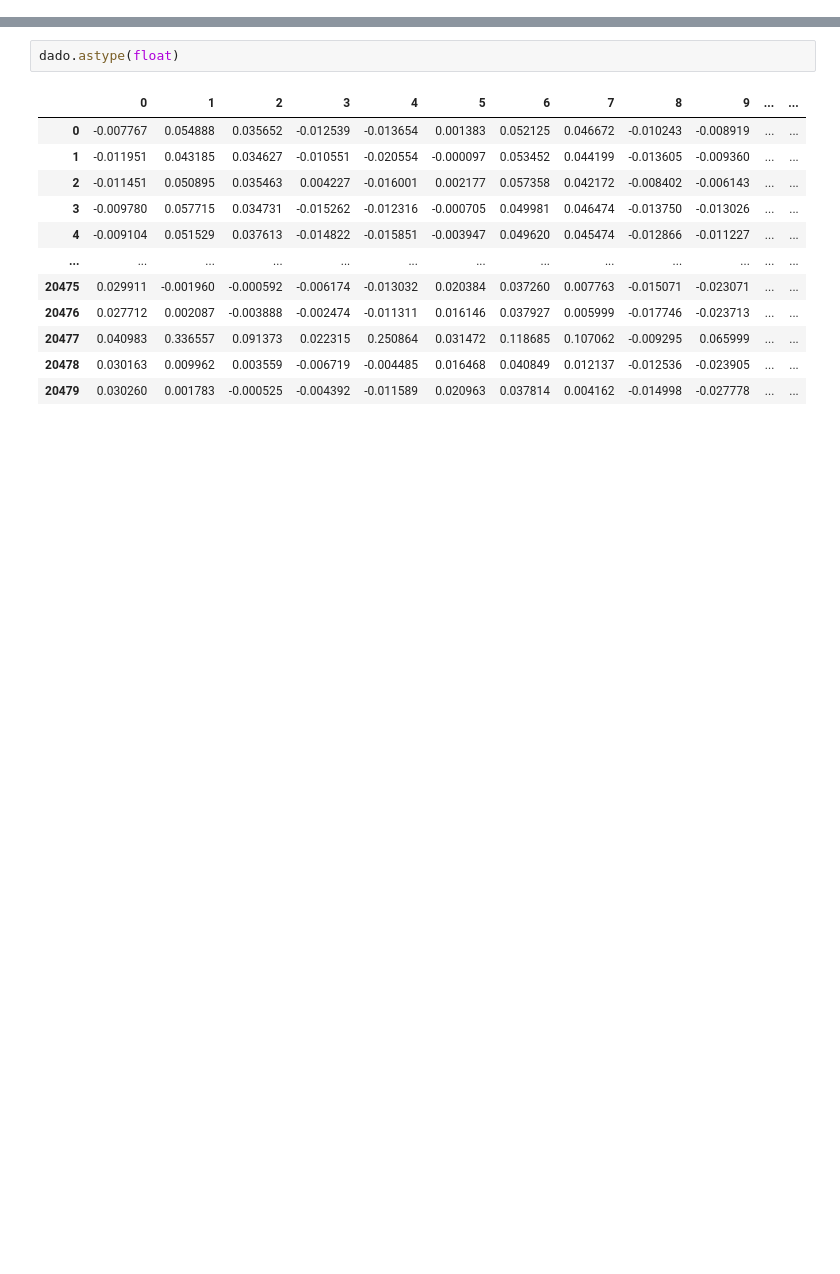
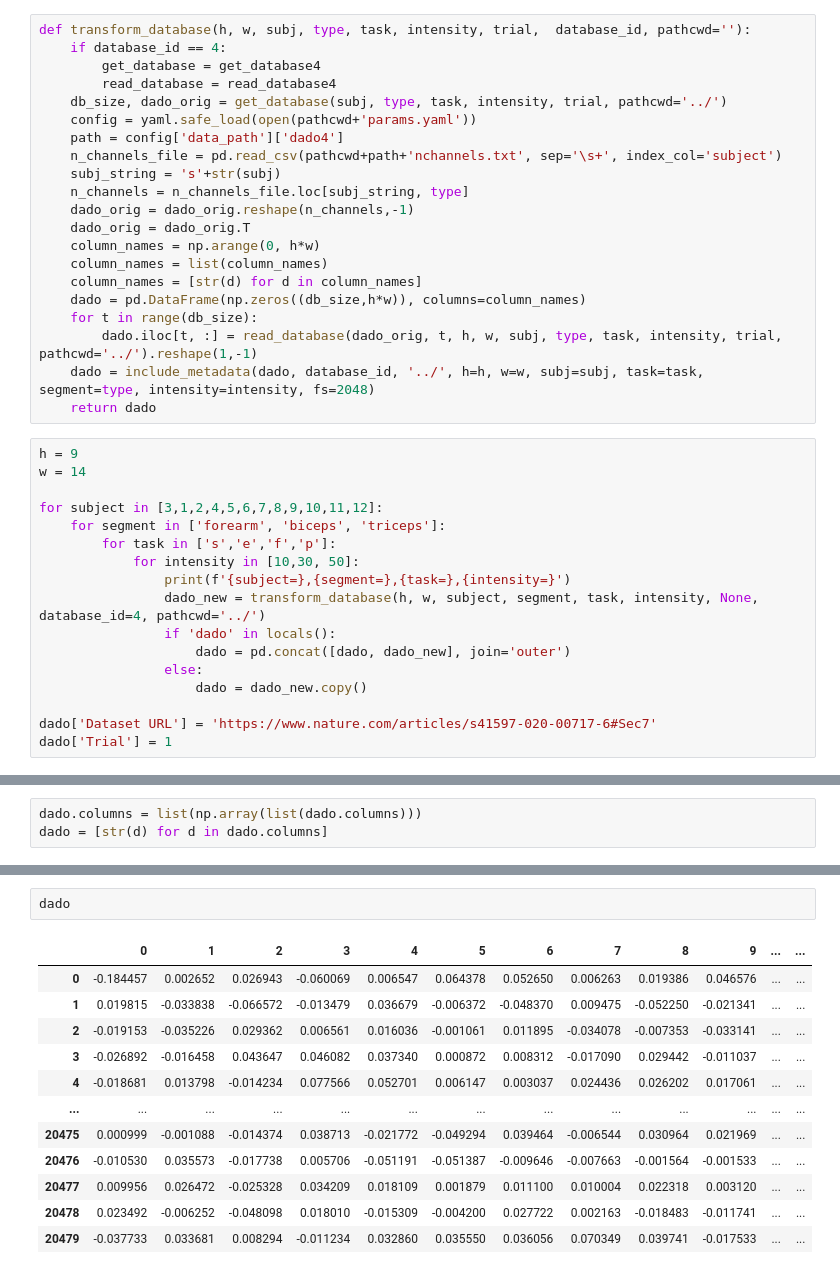
Before and after one commit to lcanudas/hd-EMG-dataset-merge, a Jupyter notebook: notebooks/teste_leitura4.ipynb, the cells around one changed output, grey strips where cells are left out. Drawn from its saved outputs; the diff is of its cells as text; blank space fills up the shorter version.

Commit message:
dado1

```diff
--- a/notebooks/teste_leitura4.ipynb
+++ b/notebooks/teste_leitura4.ipynb
@@ -96,0 +82,38 @@ def store_hdf5(table, filename):
+# %%
+def transform_database(h, w, subj, type, task, intensity, trial,  database_id, pathcwd=''):
+    if database_id == 4:
+        get_database = get_database4
+        read_database = read_database4
+    db_size, dado_orig = get_database(subj, type, task, intensity, trial, pathcwd='../')
+    config = yaml.safe_load(open(pathcwd+'params.yaml'))
+    path = config['data_path']['dado4']
+    n_channels_file = pd.read_csv(pathcwd+path+'nchannels.txt', sep='\s+', index_col='subject')
+    subj_string = 's'+str(subj)
+    n_channels = n_channels_file.loc[subj_string, type]
+    dado_orig = dado_orig.reshape(n_channels,-1)
+    dado_orig = dado_orig.T
+    column_names = np.arange(0, h*w)
+    column_names = list(column_names)
+    column_names = [str(d) for d in column_names]
+    dado = pd.DataFrame(np.zeros((db_size,h*w)), columns=column_names)
+    for t in range(db_size):
+        dado.iloc[t, :] = read_database(dado_orig, t, h, w, subj, type, task, intensity, trial, pathcwd='../').reshape(1,-1)
+    dado = include_metadata(dado, database_id, '../', h=h, w=w, subj=subj, task=task, segment=type, intensity=intensity, fs=2048)
+    return dado
+# %%
+h = 9
+w = 14
+
+for subject in [3,1,2,4,5,6,7,8,9,10,11,12]:
+    for segment in ['forearm', 'biceps', 'triceps']:
+        for task in ['s','e','f','p']:
+            for intensity in [10,30, 50]:
+                print(f'{subject=},{segment=},{task=},{intensity=}')
+                dado_new = transform_database(h, w, subject, segment, task, intensity, None, database_id=4, pathcwd='../')
+                if 'dado' in locals():
+                    dado = pd.concat([dado, dado_new], join='outer')
+                else:
+                    dado = dado_new.copy()
+
+dado['Dataset URL'] = 'https://www.nature.com/articles/s41597-020-00717-6#Sec7'
+dado['Trial'] = 1
@@ -96,0 +123,3 @@ def store_hdf5(table, filename):
+# %%
+dado.columns = list(np.array(list(dado.columns)))
+dado = [str(d) for d in dado.columns]
@@ -97,15 +134,15 @@ def store_hdf5(table, filename):
 # %%
-dado.astype(float)
+dado
 # %% [output]
 |  | 0 | 1 | 2 | 3 | 4 | 5 | 6 | 7 | 8 | 9 | ... | ... |
-| 0 | -0.007767 | 0.054888 | 0.035652 | -0.012539 | -0.013654 | 0.001383 | 0.052125 | 0.046672 | -0.010243 | -0.008919 | ... | ... |
-| 1 | -0.011951 | 0.043185 | 0.034627 | -0.010551 | -0.020554 | -0.000097 | 0.053452 | 0.044199 | -0.013605 | -0.009360 | ... | ... |
-| 2 | -0.011451 | 0.050895 | 0.035463 | 0.004227 | -0.016001 | 0.002177 | 0.057358 | 0.042172 | -0.008402 | -0.006143 | ... | ... |
-| 3 | -0.009780 | 0.057715 | 0.034731 | -0.015262 | -0.012316 | -0.000705 | 0.049981 | 0.046474 | -0.013750 | -0.013026 | ... | ... |
-| 4 | -0.009104 | 0.051529 | 0.037613 | -0.014822 | -0.015851 | -0.003947 | 0.049620 | 0.045474 | -0.012866 | -0.011227 | ... | ... |
+| 0 | -0.184457 | 0.002652 | 0.026943 | -0.060069 | 0.006547 | 0.064378 | 0.052650 | 0.006263 | 0.019386 | 0.046576 | ... | ... |
+| 1 | 0.019815 | -0.033838 | -0.066572 | -0.013479 | 0.036679 | -0.006372 | -0.048370 | 0.009475 | -0.052250 | -0.021341 | ... | ... |
+| 2 | -0.019153 | -0.035226 | 0.029362 | 0.006561 | 0.016036 | -0.001061 | 0.011895 | -0.034078 | -0.007353 | -0.033141 | ... | ... |
+| 3 | -0.026892 | -0.016458 | 0.043647 | 0.046082 | 0.037340 | 0.000872 | 0.008312 | -0.017090 | 0.029442 | -0.011037 | ... | ... |
+| 4 | -0.018681 | 0.013798 | -0.014234 | 0.077566 | 0.052701 | 0.006147 | 0.003037 | 0.024436 | 0.026202 | 0.017061 | ... | ... |
 | ... | ... | ... | ... | ... | ... | ... | ... | ... | ... | ... | ... | ... |
-| 20475 | 0.029911 | -0.001960 | -0.000592 | -0.006174 | -0.013032 | 0.020384 | 0.037260 | 0.007763 | -0.015071 | -0.023071 | ... | ... |
-| 20476 | 0.027712 | 0.002087 | -0.003888 | -0.002474 | -0.011311 | 0.016146 | 0.037927 | 0.005999 | -0.017746 | -0.023713 | ... | ... |
-| 20477 | 0.040983 | 0.336557 | 0.091373 | 0.022315 | 0.250864 | 0.031472 | 0.118685 | 0.107062 | -0.009295 | 0.065999 | ... | ... |
-| 20478 | 0.030163 | 0.009962 | 0.003559 | -0.006719 | -0.004485 | 0.016468 | 0.040849 | 0.012137 | -0.012536 | -0.023905 | ... | ... |
-| 20479 | 0.030260 | 0.001783 | -0.000525 | -0.004392 | -0.011589 | 0.020963 | 0.037814 | 0.004162 | -0.014998 | -0.027778 | ... | ... |
+| 20475 | 0.000999 | -0.001088 | -0.014374 | 0.038713 | -0.021772 | -0.049294 | 0.039464 | -0.006544 | 0.030964 | 0.021969 | ... | ... |
+| 20476 | -0.010530 | 0.035573 | -0.017738 | 0.005706 | -0.051191 | -0.051387 | -0.009646 | -0.007663 | -0.001564 | -0.001533 | ... | ... |
+| 20477 | 0.009956 | 0.026472 | -0.025328 | 0.034209 | 0.018109 | 0.001879 | 0.011100 | 0.010004 | 0.022318 | 0.003120 | ... | ... |
+| 20478 | 0.023492 | -0.006252 | -0.048098 | 0.018010 | -0.015309 | -0.004200 | 0.027722 | 0.002163 | -0.018483 | -0.011741 | ... | ... |
+| 20479 | -0.037733 | 0.033681 | 0.008294 | -0.011234 | 0.032860 | 0.035550 | 0.036056 | 0.070349 | 0.039741 | -0.017533 | ... | ... |
```
Also changed, not shown: parts of 13 cells of this notebook, 3 other files.
